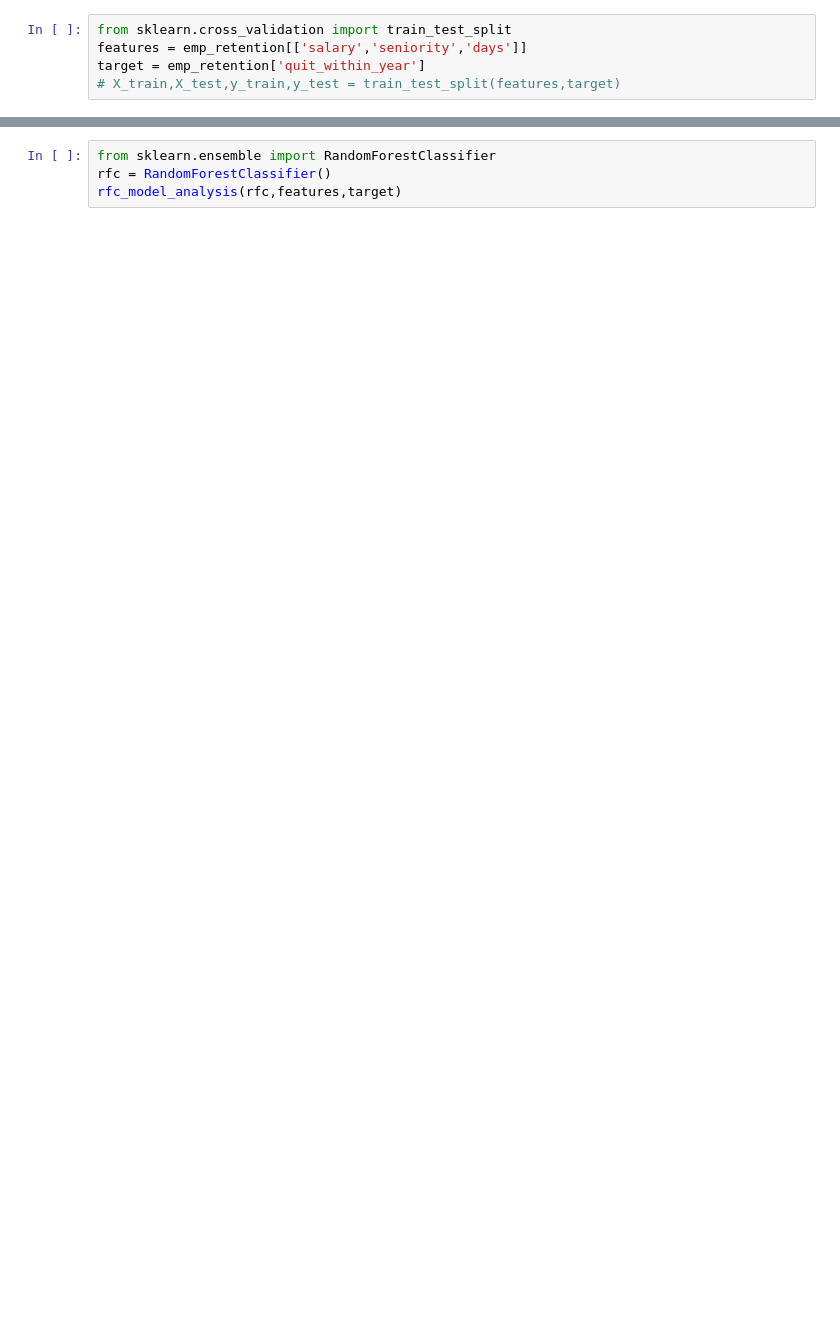
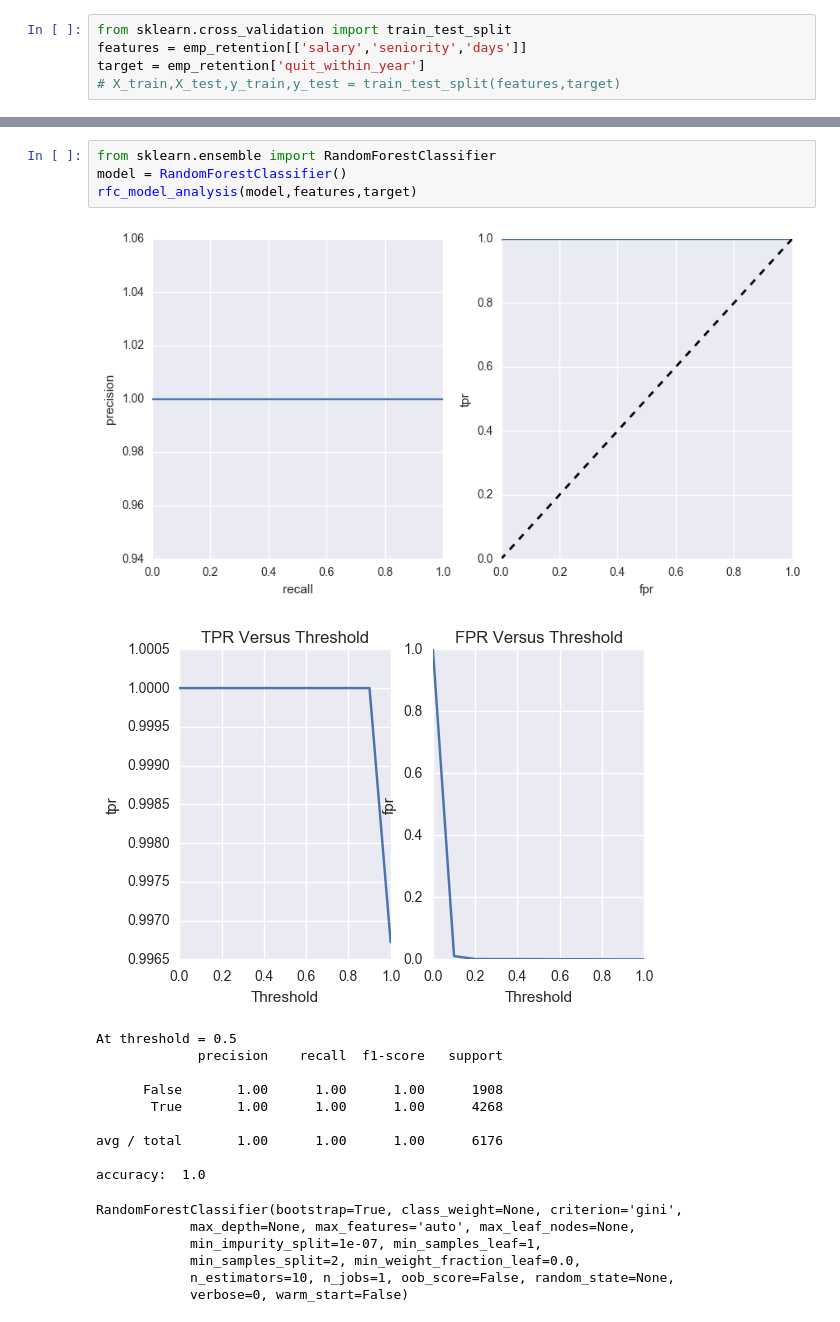
Before and after one commit to cwczarnik/DataScienceBootcamp_DC, a Jupyter notebook: employee_retention/employee_retention.ipynb, the cells around one changed output, grey strips where cells are left out. Cells and saved outputs as stored; diff of their text form; blank space fills up the shorter version.

Commit message:
random forest analysis bug fixes

```diff
--- a/employee_retention/employee_retention.ipynb
+++ b/employee_retention/employee_retention.ipynb
@@ -205,4 +310,22 @@ from random_forest_classifier_and_analysis import *
 # %%
 from sklearn.ensemble import RandomForestClassifier
-rfc = RandomForestClassifier()
-rfc_model_analysis(rfc,features,target)
+model = RandomForestClassifier()
+rfc_model_analysis(model,features,target)
+# %% [output]
+[figure, added]
+[figure, added]
+At threshold = 0.5
+             precision    recall  f1-score   support
+
+      False       1.00      1.00      1.00      1908
+       True       1.00      1.00      1.00      4268
+
+avg / total       1.00      1.00      1.00      6176
+
+accuracy:  1.0
+RandomForestClassifier(bootstrap=True, class_weight=None, criterion='gini',
+            max_depth=None, max_features='auto', max_leaf_nodes=None,
+            min_impurity_split=1e-07, min_samples_leaf=1,
+            min_samples_split=2, min_weight_fraction_leaf=0.0,
+            n_estimators=10, n_jobs=1, oob_score=False, random_state=None,
+            verbose=0, warm_start=False)
```
Also changed, not shown: parts of 9 cells of this notebook, 2 other files.
